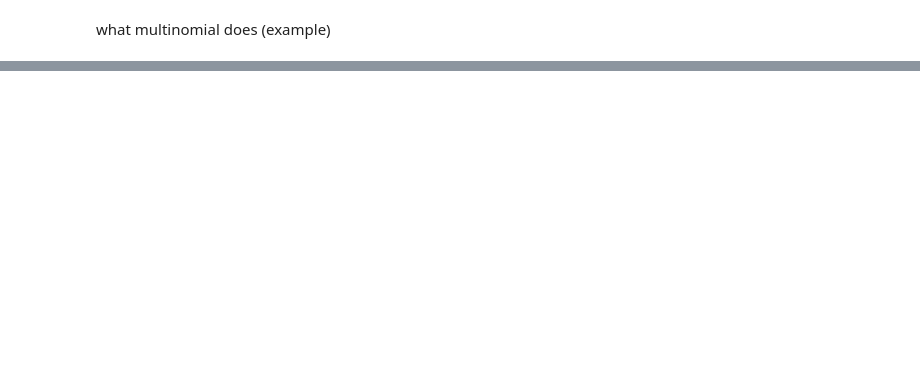
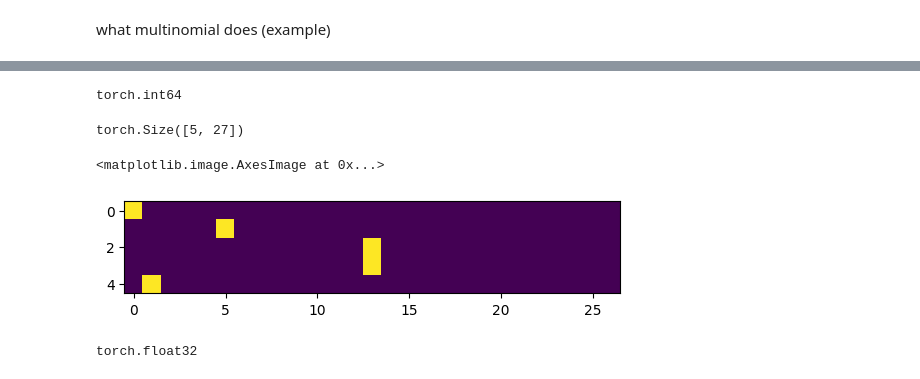
Before and after one commit to subhajitchatterjee07/pykit-learn, a Jupyter notebook: nn-z2h/makemore.ipynb, the cells around one changed output, grey strips where cells are left out. Drawn from its saved outputs; the diff is of its cells as text; code cells hidden in the pictures; blank space fills up the shorter version.

```diff
--- a/nn-z2h/makemore.ipynb
+++ b/nn-z2h/makemore.ipynb
@@ -203,0 +366,8 @@ tensor([2, 0, 0, 2, 2, 0, 2, 2, 2, 2])
+# %%
+# So model smoothing is required.
+P = (N+1).float()
+P /= P.sum(1, keepdim=True) #inplace operations do not create new memory
+#see broadcasting rules
+#(27, 27) -> (27, 1)
+#the operation is said to be broadcastable. Read why keepdim is important in this case.
+P[0].sum()
@@ -203,0 +376,17 @@ tensor([2, 0, 0, 2, 2, 0, 2, 2, 2, 2])
+# %%
+log_likelihood = 0.0
+n=0
+for w in ['subhajitq']:
+    chs = ['.'] + list(w) + ['.']
+    for ch1, ch2 in zip(chs, chs[1:]):
+        ix1 = stoi[ch1]
+        ix2 = stoi[ch2]
+        prob = P[ix1, ix2]
+        logprob = torch.log(prob)
+        log_likelihood += logprob
+        n+=1
+        print(f'{ch1}{ch2}: {prob: .4f} {logprob: .4f}')# we can work with - log(prob) <------ maximum likelihood estimation kicking in : See the graph for log(x) for x between (0, 1)
+print(f'{log_likelihood = }')
+nll = -log_likelihood
+print(f'{nll = }')
+print(f'{nll/n}')
@@ -203,0 +409,16 @@ tensor([2, 0, 0, 2, 2, 0, 2, 2, 2, 2])
+# %%
+# collect the training set
+xs, ys = [], []
+for w in words[:1]:
+    chs = ['.'] + list(w) + ['.']
+    for ch1, ch2 in zip(chs, chs[1:]):
+        ix1 = stoi[ch1]
+        ix2 = stoi[ch2]
+        xs.append(ix1)
+        ys.append(ix2)
+xs  = torch.tensor(xs)
+ys = torch.tensor(ys)
+# %%
+xs.dtype
+# %% [output]
+torch.int64
@@ -203,0 +427,16 @@ tensor([2, 0, 0, 2, 2, 0, 2, 2, 2, 2])
+# %%
+import torch.nn.functional as F
+xenc = F.one_hot(xs, num_classes=27).float()
+# %%
+xenc.shape
+# %% [output]
+torch.Size([5, 27])
+# %%
+plt.imshow(xenc)
+# %% [output]
+<matplotlib.image.AxesImage at 0x...>
+[figure, added]
+# %%
+xenc.dtype
+# %% [output]
+torch.float32
```
Also changed, not shown: parts of 60 cells of this notebook.
